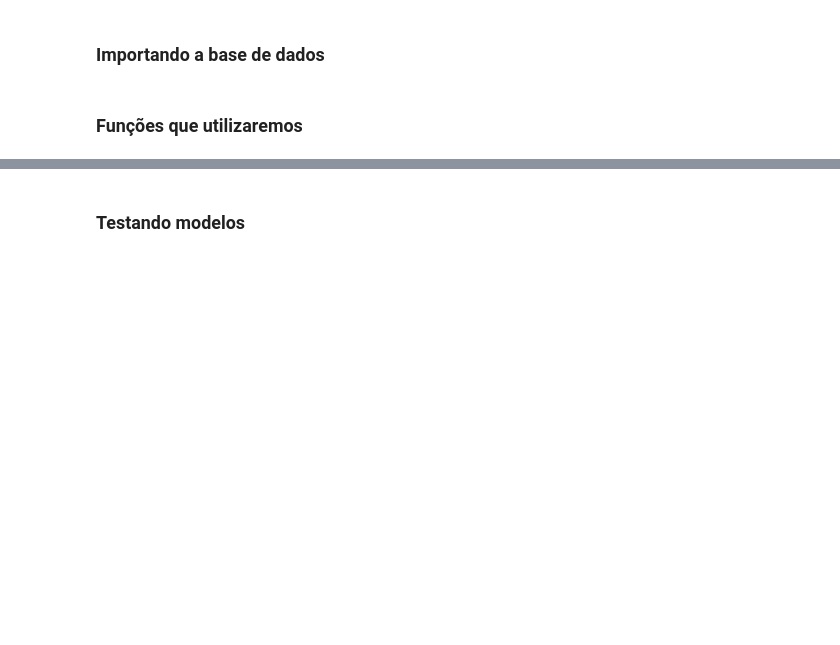
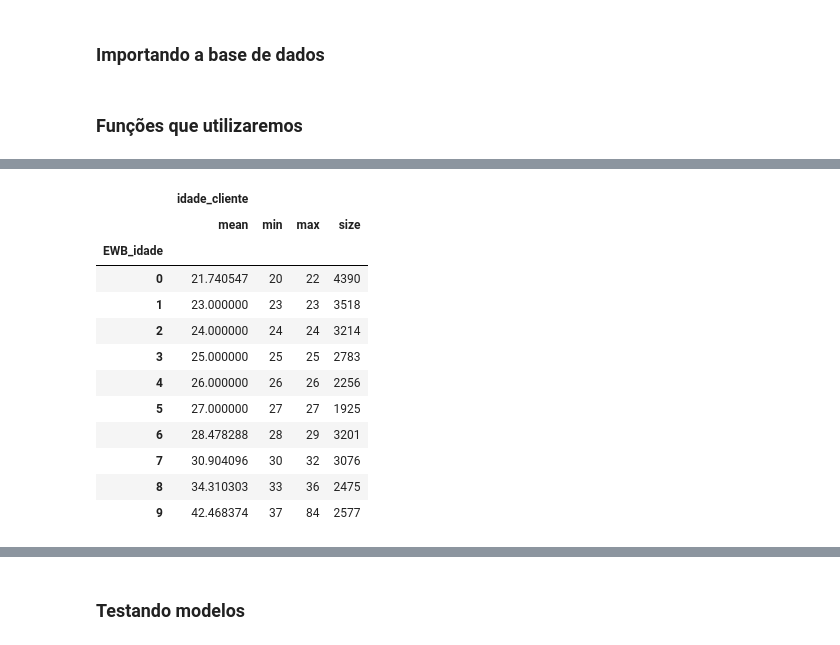
Before and after one commit to GBibiano/risco-credito, a Jupyter notebook: modelagem.ipynb, the cells around one changed output, grey strips where cells are left out. Cells and saved outputs as stored; diff of their text form; code cells hidden in the pictures; blank space fills up the shorter version.

```diff
--- a/modelagem.ipynb
+++ b/modelagem.ipynb
@@ -116,0 +143,16 @@ def treinar_modelo(modelo, X: pd.DataFrame, y: pd.Series) -> str:
+# %%
+df.groupby('EWB_idade').agg({'idade_cliente':['mean','min','max', 'size']})
+# %% [output]
+|  | idade_cliente |  |  |  |
+|  | mean | min | max | size |
+| EWB_idade |  |  |  |  |
+| 0 | 21.740547 | 20 | 22 | 4390 |
+| 1 | 23.000000 | 23 | 23 | 3518 |
+| 2 | 24.000000 | 24 | 24 | 3214 |
+| 3 | 25.000000 | 25 | 25 | 2783 |
+| 4 | 26.000000 | 26 | 26 | 2256 |
+| 5 | 27.000000 | 27 | 27 | 1925 |
+| 6 | 28.478288 | 28 | 29 | 3201 |
+| 7 | 30.904096 | 30 | 32 | 3076 |
+| 8 | 34.310303 | 33 | 36 | 2475 |
+| 9 | 42.468374 | 37 | 84 | 2577 |
```
Also changed, not shown: parts of 26 cells of this notebook.
